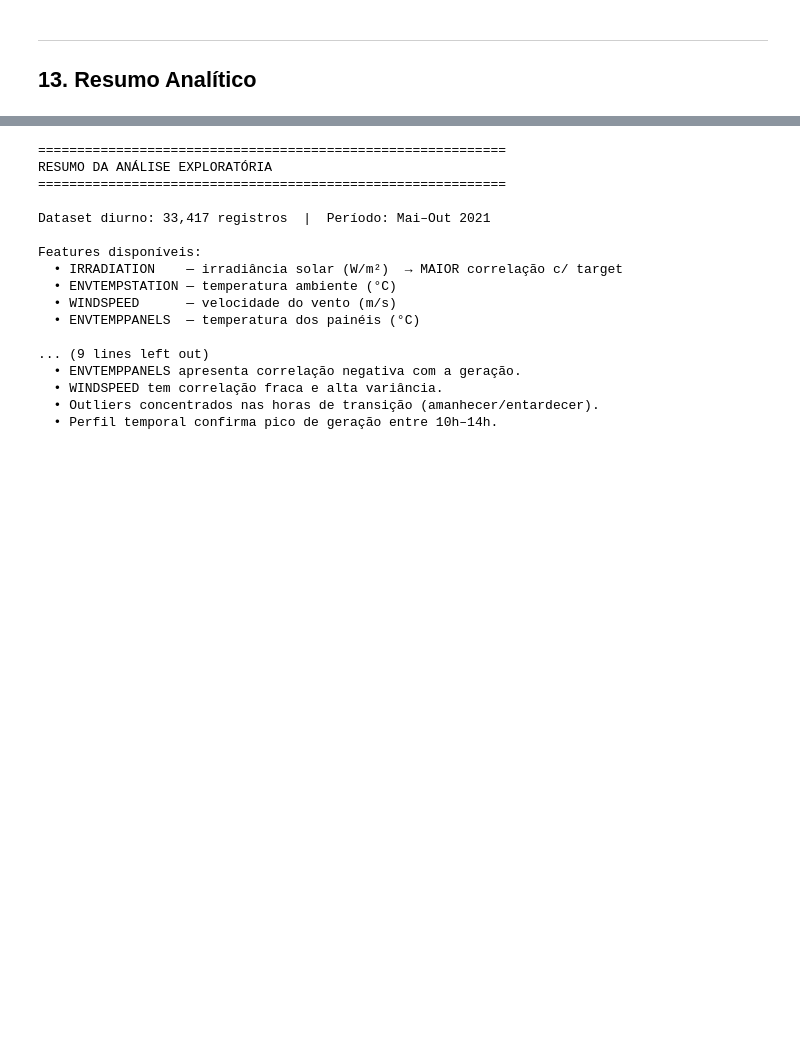
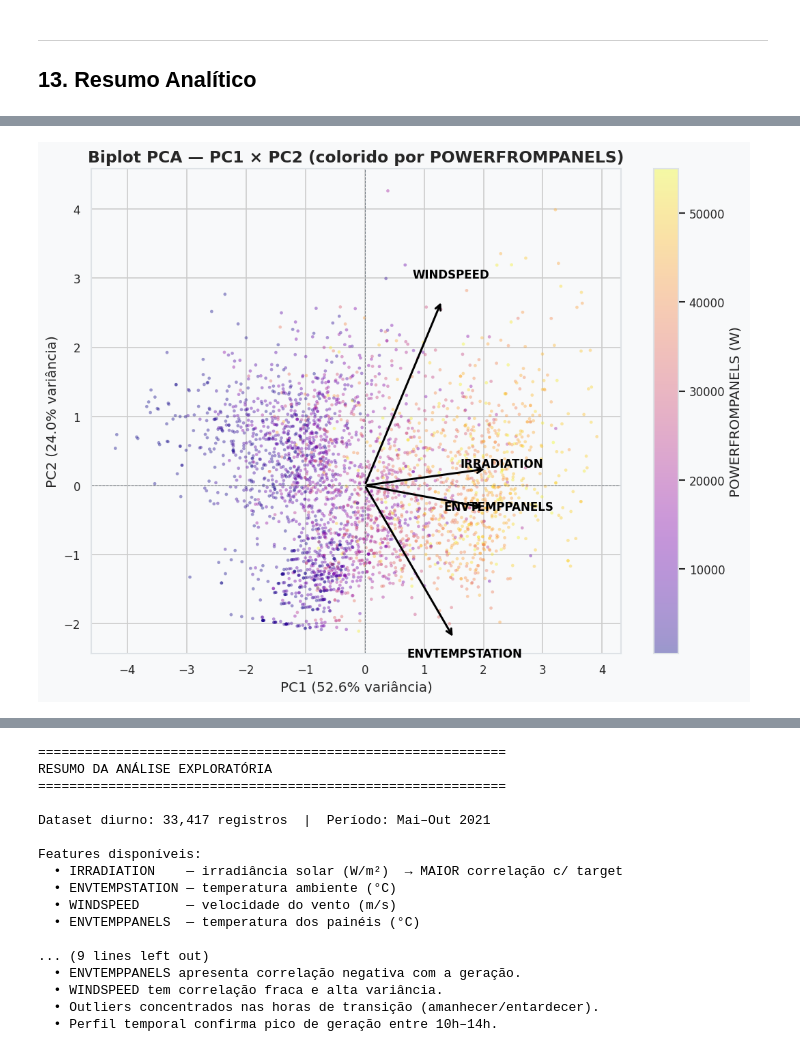
Before and after one commit to diego-nac/automatic_learning, a Jupyter notebook: final_project/eda.ipynb, the cells around one changed output, grey strips where cells are left out. Cells and saved outputs as stored; diff of their text form; code cells hidden in the pictures; blank space fills up the shorter version.

```diff
--- a/final_project/eda.ipynb
+++ b/final_project/eda.ipynb
@@ -454,0 +552,29 @@ plt.show()
+# %%
+# ── 3. Biplot PC1 × PC2 — scores coloridos por TARGET ────────────────────────
+# reset_index garante alinhamento com array numpy Z (índice posicional 0..N-1)
+df_reset   = df.reset_index(drop=True)
+sample_pos = df_reset.sample(n=min(3000, len(df_reset)), random_state=42).index
+Z_s        = Z[sample_pos]
+y_s        = y_pca[sample_pos]
+
+fig, ax = plt.subplots(figsize=(9, 7), dpi=DPI)
+sc = ax.scatter(Z_s[:, 0], Z_s[:, 1],
+                c=y_s, cmap='plasma', alpha=0.4, s=8, linewidths=0)
+plt.colorbar(sc, ax=ax, label='POWERFROMPANELS (W)')
+
+scale = 3.5
+for feat, row in loadings.iterrows():
+    ax.annotate('', xy=(row['PC1']*scale, row['PC2']*scale), xytext=(0, 0),
+                arrowprops=dict(arrowstyle='->', color='black', lw=1.8))
+    ax.text(row['PC1']*scale*1.12, row['PC2']*scale*1.12,
+            feat, fontsize=10, color='black', fontweight='bold', ha='center')
+
+ax.axhline(0, color=NEUTRAL, linewidth=0.6, linestyle='--')
+ax.axvline(0, color=NEUTRAL, linewidth=0.6, linestyle='--')
+ax.set_xlabel(f'PC1 ({explained[0]*100:.1f}% variância)', fontsize=12)
+ax.set_ylabel(f'PC2 ({explained[1]*100:.1f}% variância)', fontsize=12)
+ax.set_title('Biplot PCA — PC1 × PC2 (colorido por POWERFROMPANELS)')
+plt.tight_layout()
+plt.show()
+# %% [output]
+[figure, added]
```
Also changed, not shown: parts of 8 cells of this notebook, 5 other files.
